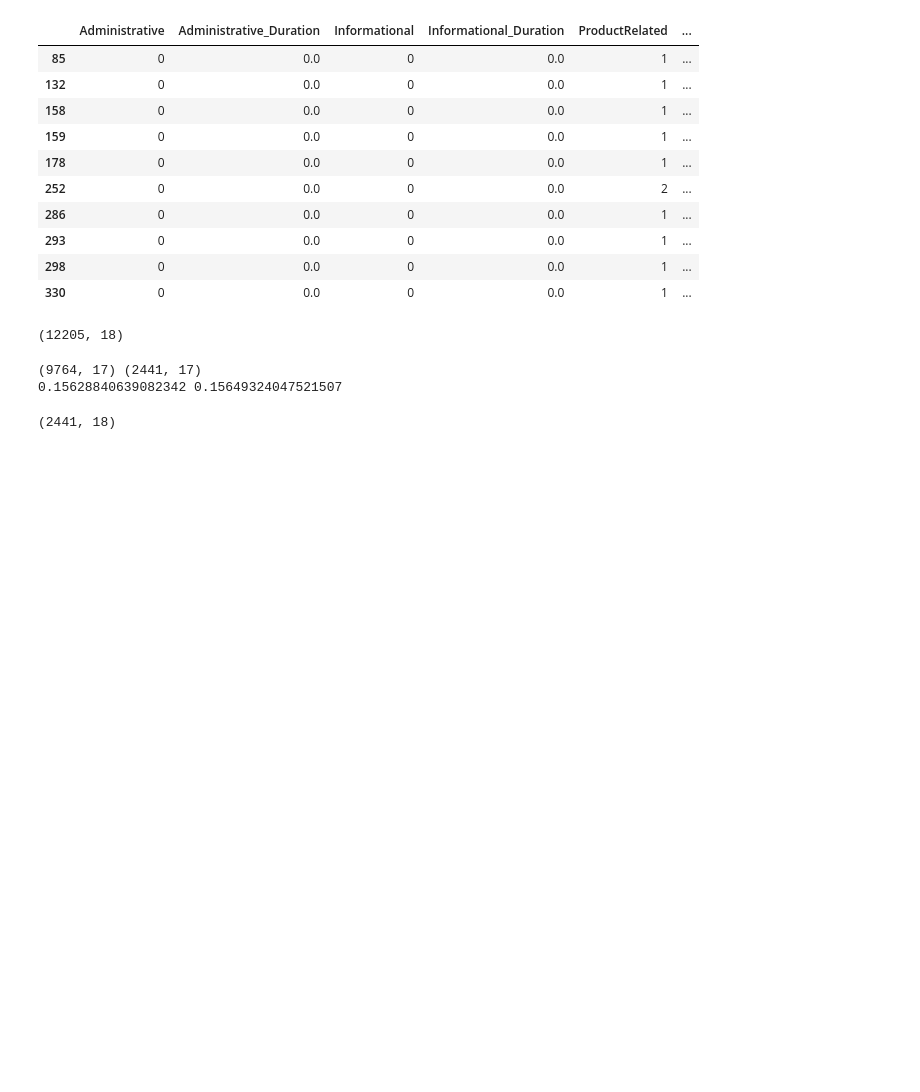
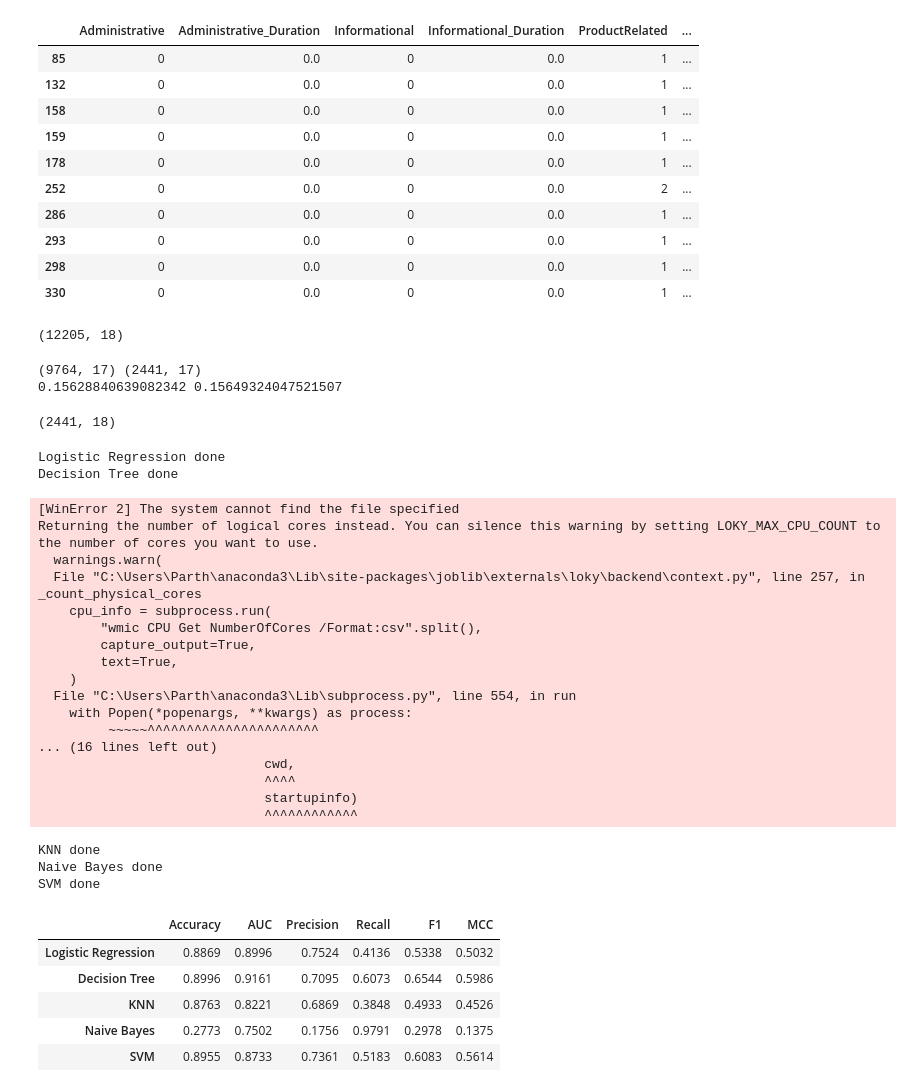
Before and after one commit to Parth-Prajapati-ml/ml-classification-models-streamlit, a Jupyter notebook: Model_Training.ipynb, the cells around one changed output. Drawn from its saved outputs; the diff is of its cells as text; code cells hidden in the pictures; blank space fills up the shorter version.

```diff
--- a/Model_Training.ipynb
+++ b/Model_Training.ipynb
@@ -125,3 +126,17 @@ test_df.to_csv("test_data.csv", index=False)
 print(test_df.shape)
 # %% [output]
 (2441, 18)
+# %%
+# Function for the metrics
+
+from sklearn.metrics import (accuracy_score, roc_auc_score, precision_score, recall_score, f1_score, matthews_corrcoef)
+
+def evaluate(model, X_test, y_test):
+    y_pred = model.predict(X_test)
+    y_prob = model.predict_proba(X_test)[:, 1]
+    return {"Accuracy": accuracy_score(y_test, y_pred),
+            "AUC": roc_auc_score(y_test, y_prob),
+            "Precision": precision_score(y_test, y_pred),
+            "Recall": recall_score(y_test, y_pred),
+            "F1": f1_score(y_test, y_pred),
+            "MCC": matthews_corrcoef(y_test, y_pred),}
@@ -127,0 +158,44 @@ print(test_df.shape)
+# %%
+# Train, evaluate, and collect the results
+
+results = {}
+trained = {}
+
+for name, clf in models.items():
+    pipe = Pipeline([("prep", preprocessor), ("clf", clf)])
+    pipe.fit(X_train, y_train)
+    trained[name] = pipe
+    results[name] = evaluate(pipe, X_test, y_test)
+    print(f"{name} done")
+
+results_df = pd.DataFrame(results).T.round(4)
+results_df
+# %% [output]
+Logistic Regression done
+Decision Tree done
+[WinError 2] The system cannot find the file specified
+Returning the number of logical cores instead. You can silence this warning by setting LOKY_MAX_CPU_COUNT to the number of cores you want to use.
+  warnings.warn(
+  File "C:\Users\Parth\anaconda3\Lib\site-packages\joblib\externals\loky\backend\context.py", line 257, in _count_physical_cores
+    cpu_info = subprocess.run(
+        "wmic CPU Get NumberOfCores /Format:csv".split(),
+        capture_output=True,
+        text=True,
+    )
+  File "C:\Users\Parth\anaconda3\Lib\subprocess.py", line 554, in run
+    with Popen(*popenargs, **kwargs) as process:
+         ~~~~~^^^^^^^^^^^^^^^^^^^^^^
+... (16 lines left out)
+                             cwd,
+                             ^^^^
+                             startupinfo)
+                             ^^^^^^^^^^^^
+KNN done
+Naive Bayes done
+SVM done
+|  | Accuracy | AUC | Precision | Recall | F1 | MCC |
+| Logistic Regression | 0.8869 | 0.8996 | 0.7524 | 0.4136 | 0.5338 | 0.5032 |
+| Decision Tree | 0.8996 | 0.9161 | 0.7095 | 0.6073 | 0.6544 | 0.5986 |
+| KNN | 0.8763 | 0.8221 | 0.6869 | 0.3848 | 0.4933 | 0.4526 |
+| Naive Bayes | 0.2773 | 0.7502 | 0.1756 | 0.9791 | 0.2978 | 0.1375 |
+| SVM | 0.8955 | 0.8733 | 0.7361 | 0.5183 | 0.6083 | 0.5614 |
```
Also changed, not shown: parts of 4 cells of this notebook.
